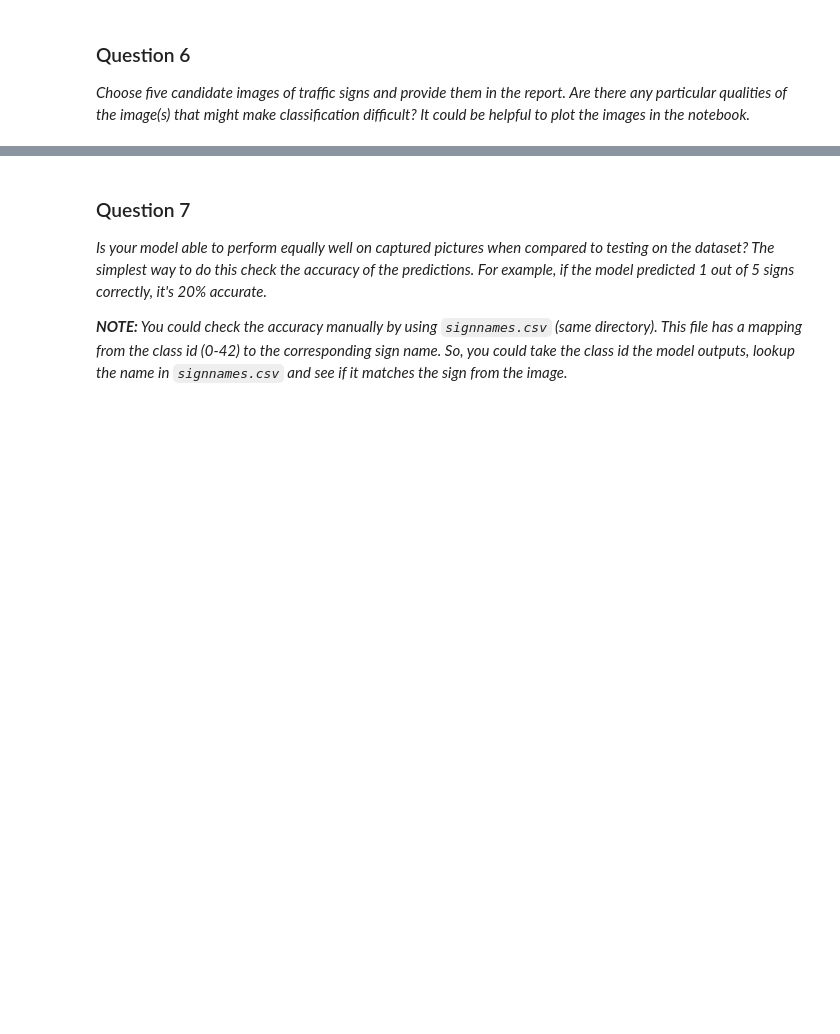
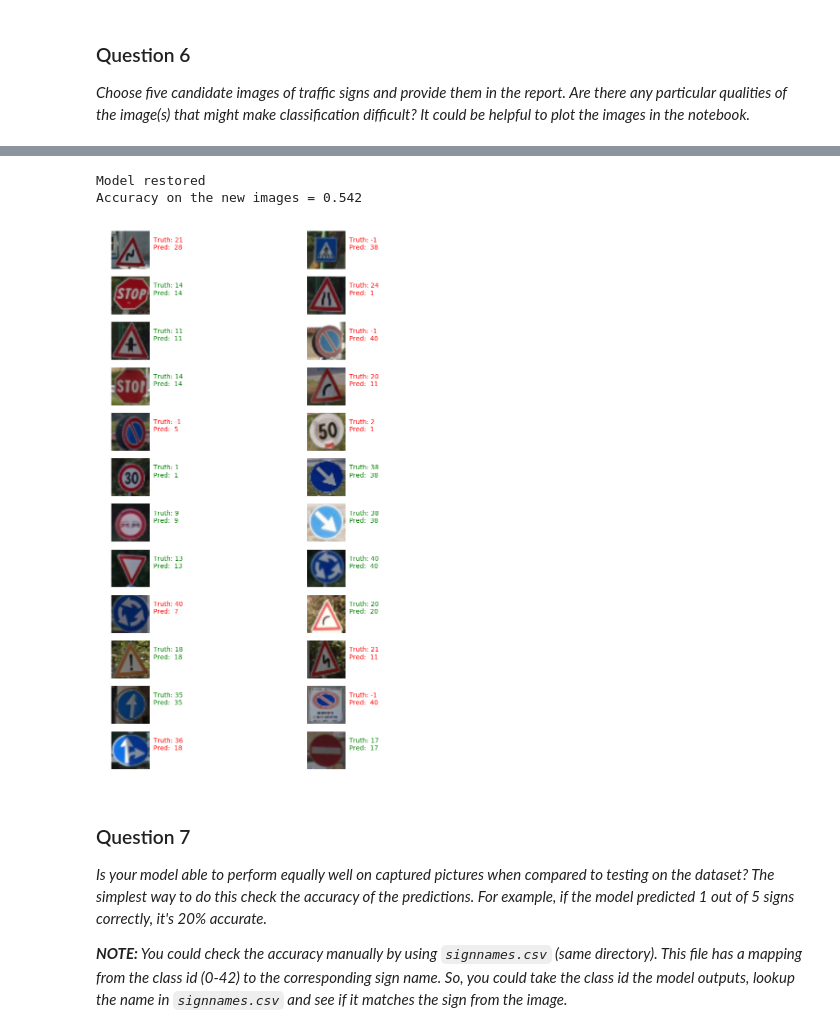
Before and after one commit to Nallo/CarND-Traffic-Sign-Classifier-P2, a Jupyter notebook: Traffic_Sign_Classifier.ipynb, the cells around one changed output, grey strips where cells are left out. Drawn from its saved outputs; the diff is of its cells as text; code cells hidden in the pictures; blank space fills up the shorter version.

```diff
--- a/Traffic_Sign_Classifier.ipynb
+++ b/Traffic_Sign_Classifier.ipynb
@@ -492,3 +578,35 @@ _Choose five candidate images of traffic signs and provide them in the report. A
+# %%
+### Run the predictions here.
+### Feel free to use as many code cells as needed.
+
+with tf.Session() as sess:
+    loader = tf.train.import_meta_graph('lenet_nallo.meta')
+    loader.restore(sess, tf.train.latest_checkpoint('./'))
+    print("Model restored")
+
+    predictions = sess.run(logits, feed_dict={x: images})
+    labels = np.argmax(predictions, axis=1)
+
+    new_test_accuracy = evaluate(images, images_labels)
+    print("Accuracy on the new images = {:.3f}".format(new_test_accuracy))
+# %% [output]
+Model restored
+Accuracy on the new images = 0.542
+# %%
+# Display the predictions and the ground truth visually.
+
+fig = plt.figure(figsize=(10, 15))
+for i in range(len(predictions)):
+    truth = images_labels[i]
+    prediction = labels[i]
+    plt.subplot(12, 2, 1+i)
+    plt.axis('off')
+    color='green' if truth == prediction else 'red'
+    plt.text(35, 15, "Truth: {0}\nPred:  {1}".format(truth, prediction),
+             fontsize=10, color=color)
+    plt.imshow(images[i])
+# %% [output]
+[figure, added]
 # %% [markdown]
 ### Question 7
 
```
Also changed, not shown: parts of 20 cells of this notebook, 26 other files.
